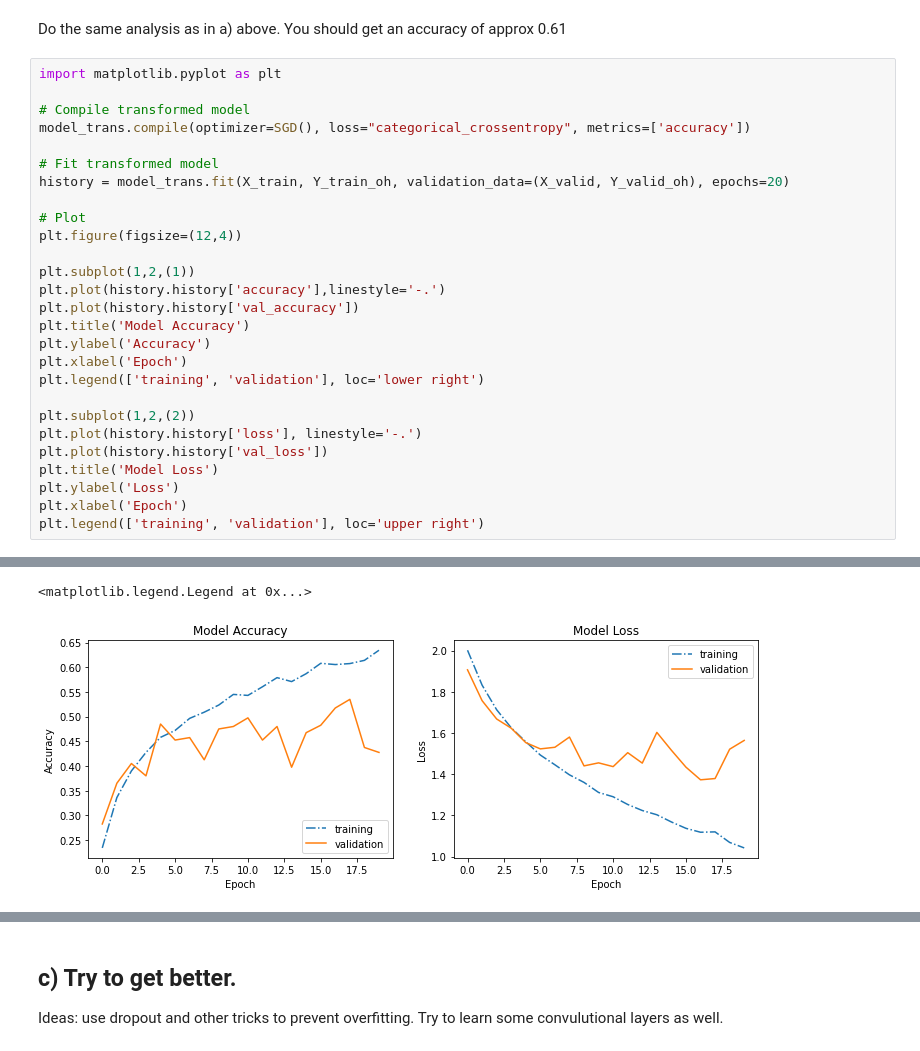
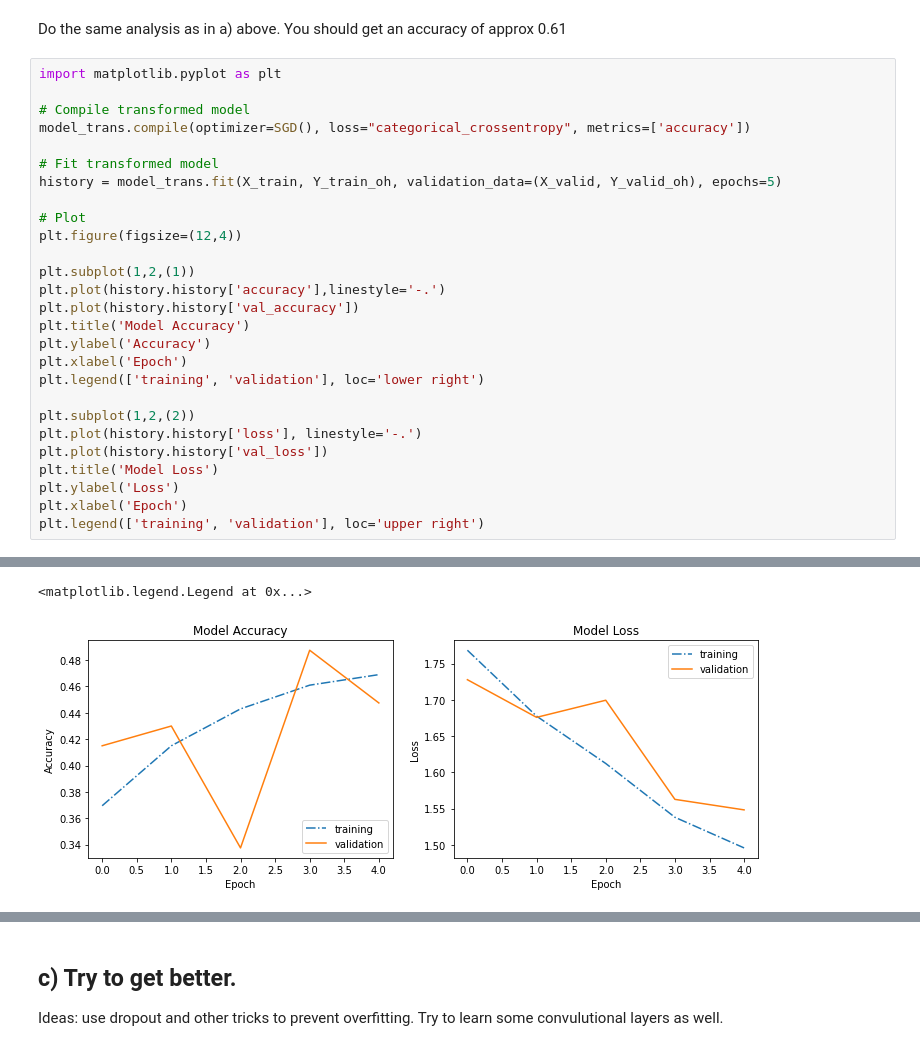
Before and after one commit to schmuecker/machine-learning-course, a Jupyter notebook: Deep Learning/02 edge_lovers_cnn/02.2 cl_cnn_faces.ipynb, the cells around one changed output, grey strips where cells are left out. Drawn from its saved outputs; the diff is of its cells as text.

```diff
--- a/Deep Learning/02 edge_lovers_cnn/02.2 cl_cnn_faces.ipynb
+++ b/Deep Learning/02 edge_lovers_cnn/02.2 cl_cnn_faces.ipynb
@@ -297,7 +301,7 @@ import matplotlib.pyplot as plt
 model_trans.compile(optimizer=SGD(), loss="categorical_crossentropy", metrics=['accuracy'])
 
 # Fit transformed model
-history = model_trans.fit(X_train, Y_train_oh, validation_data=(X_valid, Y_valid_oh), epochs=20)
+history = model_trans.fit(X_train, Y_train_oh, validation_data=(X_valid, Y_valid_oh), epochs=5)
 
 # Plot
 plt.figure(figsize=(12,4))
@@ -338,4 +335,4 @@ Epoch 20/20
 <matplotlib.legend.Legend at 0x...>
-[figure, old version]
+[figure, new version]
 # %%
 model_trans.evaluate(X_test, Y_test_oh)
```
Also changed, not shown: parts of 13 cells of this notebook.
